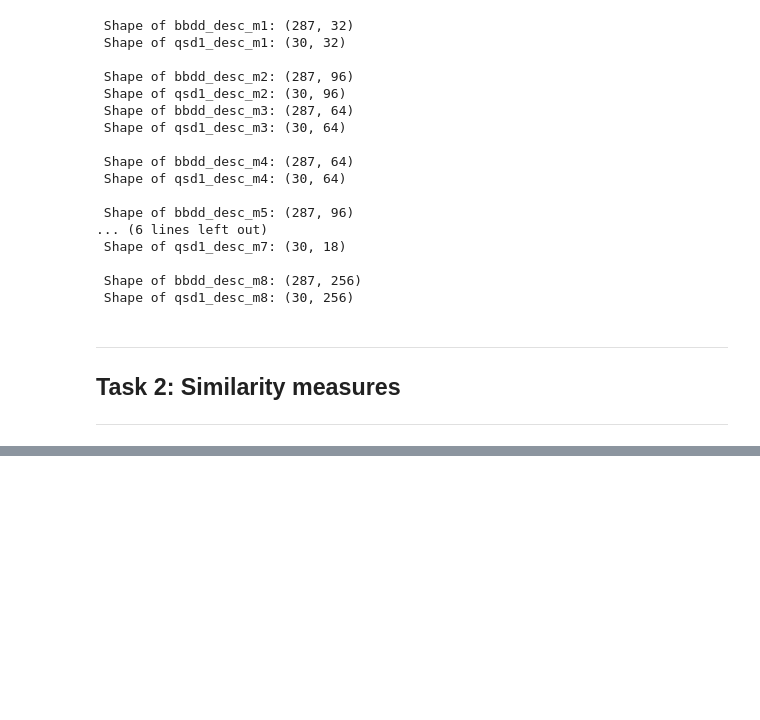
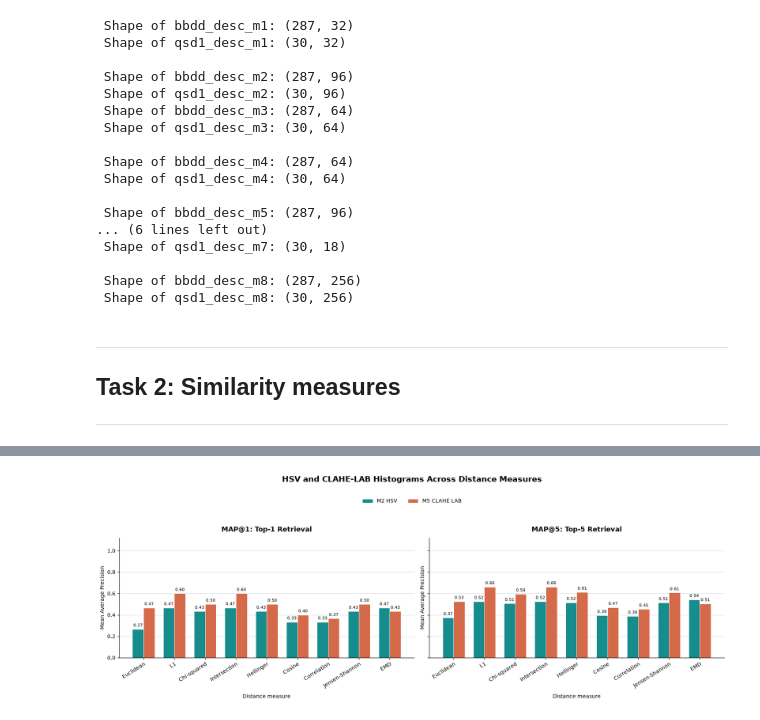
Before and after one commit to MCV-2026-C1-Project/Team-2, a Jupyter notebook: C1_week1.ipynb, the cells around one changed output, grey strips where cells are left out. Cells and saved outputs as stored; diff of their text form; code cells hidden in the pictures; blank space fills up the shorter version.

```diff
--- a/C1_week1.ipynb
+++ b/C1_week1.ipynb
@@ -278,21 +278,3 @@ MEASURES = {
     "jensen_shannon": jensen_shannon_distance,
     "emd":            emd_distance,
 }
-# %%
-# Comparison between all measures on real data
-
-query0 = qsd1_desc_m2[0]    #first query image descriptor (HSV)
-database = bbdd_desc_m2     #database of 287 museum images
-
-print(f'Query 0 evaluated against the database of {len(database)} museum images:\n')
-
-for name, measure in MEASURES.items():
-  if name == 'emd':
-    dists = measure(query0, database, bins=32)
-  else:
-    dists = measure(query0, database)
-
-  top5_idx = np.argsort(dists)[:5] #smallest distances = most similar
-  retrieved_ids = bbdd_ids[top5_idx].tolist()
-
-  print(f'{name.capitalize():<15} Top-5 IDs: {retrieved_ids}')
@@ -404,0 +477,77 @@ Sample GT entries: [[120], [170], [277]]
+# %%
+import matplotlib.pyplot as plt
+
+chart_descriptors = ["M2 HSV", "M5 CLAHE LAB"]
+distance_order = list(MEASURES.keys())
+distance_labels = {
+    "euclidean": "Euclidean",
+    "L1": "L1",
+    "chi2": "Chi-squared",
+    "intersection": "Intersection",
+    "hellinger": "Hellinger",
+    "cosine": "Cosine",
+    "correlation": "Correlation",
+    "jensen_shannon": "Jensen-Shannon",
+    "emd": "EMD",
+}
+chart_colors = {"M2 HSV": "#168C8C", "M5 CLAHE LAB": "#D56A4A"}
+
+chart_results = leaderboard[leaderboard["Descriptor"].isin(chart_descriptors)]
+assert len(chart_results) == len(chart_descriptors) * len(distance_order)
+
+positions = np.arange(len(distance_order))
+bar_width = 0.36
+fig, axes = plt.subplots(1, 2, figsize=(17, 6), sharey=True)
+
+for axis, metric, title in zip(
+    axes,
+    ["MAP@1", "MAP@5"],
+    ["MAP@1: Top-1 Retrieval", "MAP@5: Top-5 Retrieval"],
+):
+    metric_table = (
+        chart_results.pivot(index="Distance", columns="Descriptor", values=metric)
+        .reindex(distance_order)
+    )
+
+    for descriptor_index, descriptor in enumerate(chart_descriptors):
+        offset = (descriptor_index - 0.5) * bar_width
+        bars = axis.bar(
+            positions + offset,
+            metric_table[descriptor].to_numpy(),
+            width=bar_width,
+            label=descriptor,
+            color=chart_colors[descriptor],
+            edgecolor="white",
+            linewidth=0.7,
+        )
+        axis.bar_label(bars, fmt="%.2f", padding=3, fontsize=8)
+
+    axis.set_title(title, fontsize=13, fontweight="bold", pad=12)
+    axis.set_xlabel("Distance measure", labelpad=10)
+    axis.set_xticks(positions)
+    axis.set_xticklabels(
+        [distance_labels[name] for name in distance_order],
+        rotation=32,
+        ha="right",
+        rotation_mode="anchor",
+    )
+    axis.set_ylim(0, 1.12)
+    axis.set_yticks(np.linspace(0, 1, 6))
+    axis.set_ylabel("Mean Average Precision")
+    axis.set_axisbelow(True)
+    axis.grid(axis="y", color="#D9DEE3", linewidth=0.8)
+    axis.spines["top"].set_visible(False)
+    axis.spines["right"].set_visible(False)
+
+handles, labels = axes[0].get_legend_handles_labels()
+fig.legend(handles, labels, loc="upper center", bbox_to_anchor=(0.5, 0.94), ncol=2, frameon=False)
+fig.suptitle(
+    "HSV and CLAHE-LAB Histograms Across Distance Measures",
+    fontsize=15,
+    fontweight="bold",
+    y=1.02,
+)
+fig.tight_layout(rect=(0, 0, 1, 0.88))
+plt.show()
+# %% [output]
+[figure, added]
```
Also changed, not shown: parts of 8 cells of this notebook, 1 other file.
